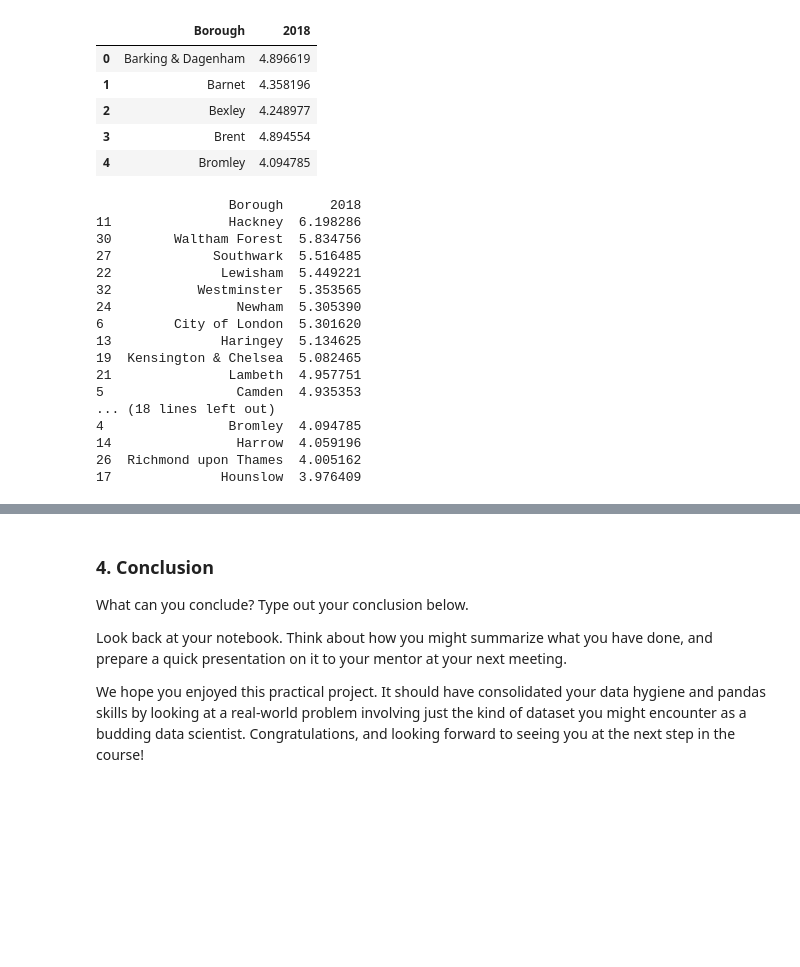
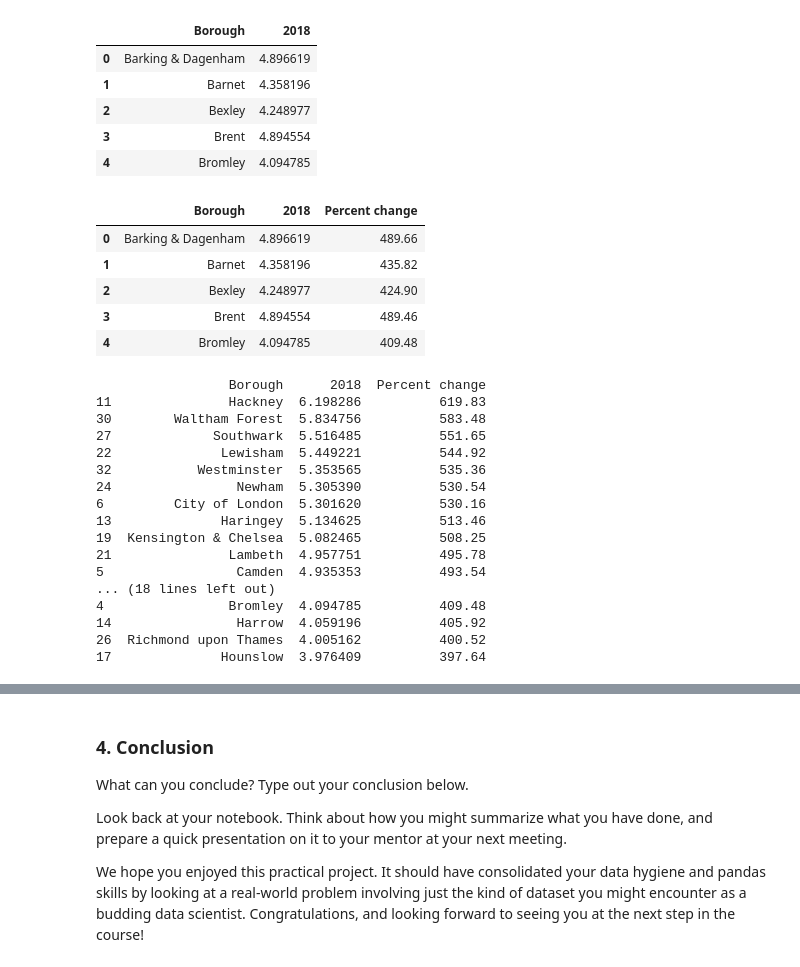
Before and after one commit to LiftedAquatic/Springboard-Data-Science, a Jupyter notebook: Case Study - London Housing (SG).ipynb, the cells around one changed output, grey strips where cells are left out. Saved outputs shown, nothing was run; the diff lists cells and outputs as text; code cells hidden in the pictures; blank space fills up the shorter version.

```diff
--- a/Case Study - London Housing (SG).ipynb
+++ b/Case Study - London Housing (SG).ipynb
@@ -494,27 +494,38 @@ df_ratios.head()
 | 2 | Bexley | 4.248977 |
 | 3 | Brent | 4.894554 |
 | 4 | Bromley | 4.094785 |
+# %%
+df_ratios['Percent change'] = df_ratios['2018'].apply(lambda x: x*100)
+df_ratios['Percent change'] = df_ratios['Percent change'].round(decimals=2)
+df_ratios.head()
+# %% [output]
+|  | Borough | 2018 | Percent change |
+| 0 | Barking & Dagenham | 4.896619 | 489.66 |
+| 1 | Barnet | 4.358196 | 435.82 |
+| 2 | Bexley | 4.248977 | 424.90 |
+| 3 | Brent | 4.894554 | 489.46 |
+| 4 | Bromley | 4.094785 | 409.48 |
 # %%
 top15 = df_ratios.sort_values(by='2018',ascending=False).head(33)
 print(top15)
 # %% [output]
-                 Borough      2018
-11               Hackney  6.198286
-30        Waltham Forest  5.834756
-27             Southwark  5.516485
-22              Lewisham  5.449221
-32           Westminster  5.353565
-24                Newham  5.305390
-6         City of London  5.301620
-13              Haringey  5.134625
-19  Kensington & Chelsea  5.082465
-21               Lambeth  4.957751
-5                 Camden  4.935353
+                 Borough      2018  Percent change
+11               Hackney  6.198286          619.83
+30        Waltham Forest  5.834756          583.48
+27             Southwark  5.516485          551.65
+22              Lewisham  5.449221          544.92
+32           Westminster  5.353565          535.36
+24                Newham  5.305390          530.54
+6         City of London  5.301620          530.16
+13              Haringey  5.134625          513.46
+19  Kensington & Chelsea  5.082465          508.25
+21               Lambeth  4.957751          495.78
+5                 Camden  4.935353          493.54
 ... (18 lines left out)
-4                Bromley  4.094785
-14                Harrow  4.059196
-26  Richmond upon Thames  4.005162
-17              Hounslow  3.976409
+4                Bromley  4.094785          409.48
+14                Harrow  4.059196          405.92
+26  Richmond upon Thames  4.005162          400.52
+17              Hounslow  3.976409          397.64
 # %%
 bottom15 = df_ratios.sort_values(by='2018',ascending=True).head(15)
 print(bottom15)
```
Also changed, not shown: parts of 3 cells of this notebook.
